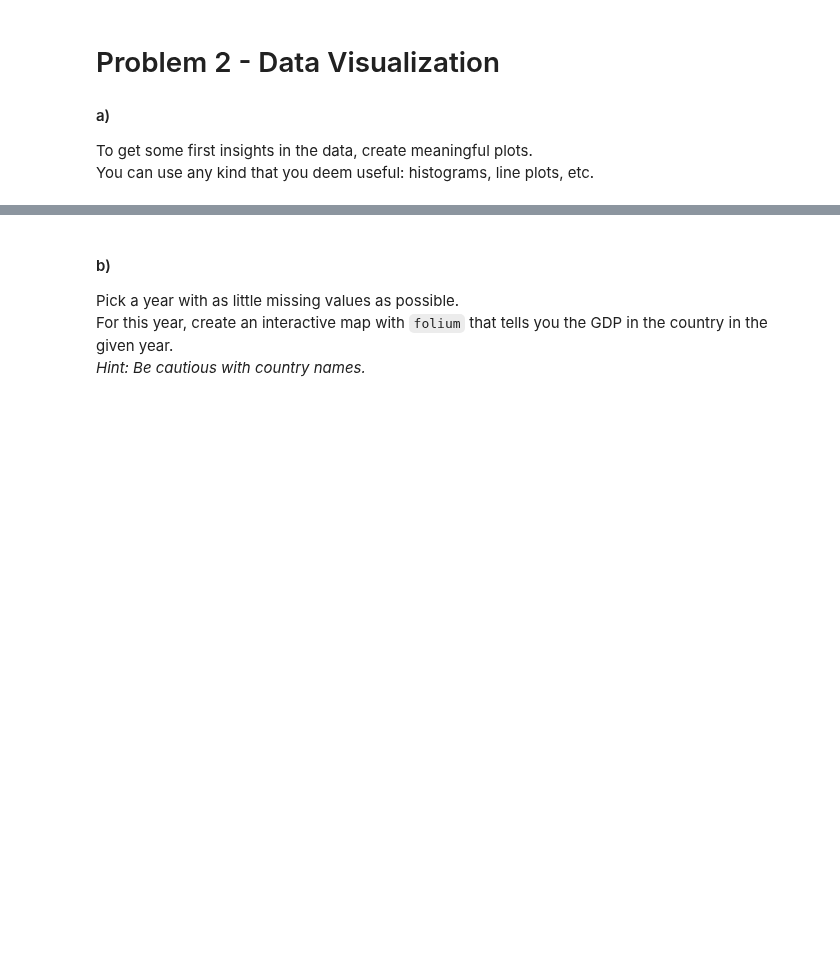
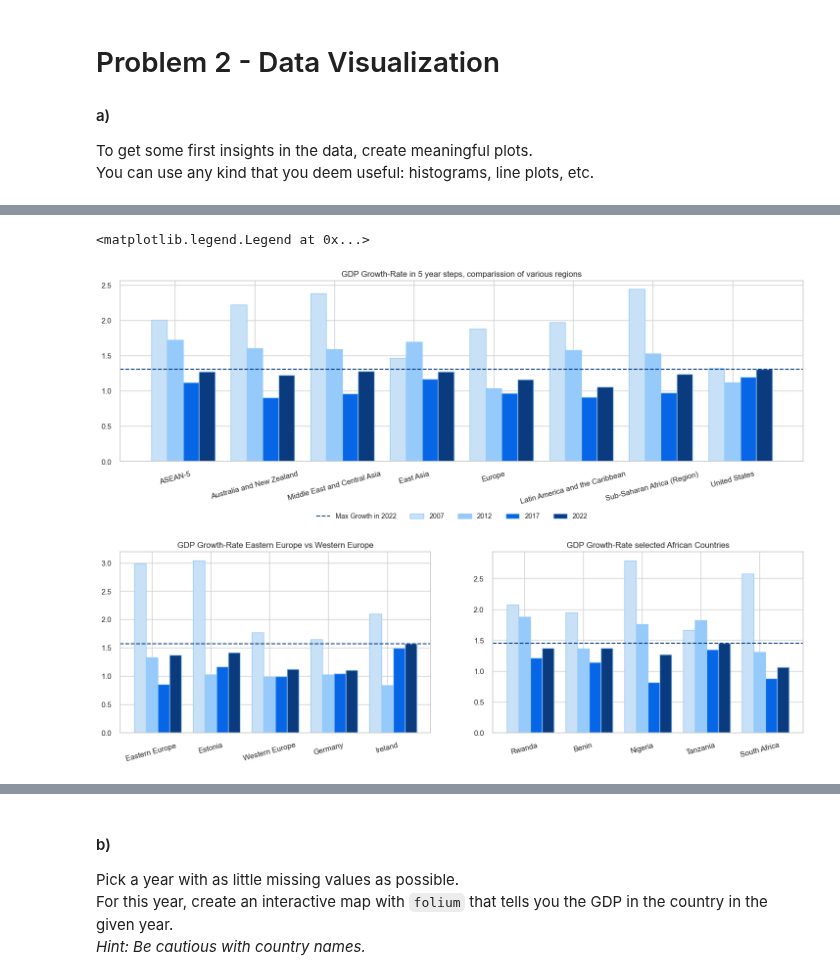
Before and after one commit to Monsieur-Bandana/data_science_clockmann, a Jupyter notebook: ClassProject2207 (1).ipynb, the cells around one changed output, grey strips where cells are left out. Cells and saved outputs as stored; diff of their text form; code cells hidden in the pictures; blank space fills up the shorter version.

```diff
--- a/ClassProject2207 (1).ipynb
+++ b/ClassProject2207 (1).ipynb
@@ -262,33 +290,39 @@ for list in processLists:
 
     width = 0.2
 
     colors = ['#c8e1f7', '#96cafa',  '#0766e6', '#0a3b7e']
 
     i = 0
     while i < len(dbGrowthRate):
         offset = width*i
         axes[listCounter].bar(height=x[i], x=region + offset,
                               width=width, color=colors[i], edgecolor='#96cafa')
         i = i+1
 
     axes[listCounter].set_xticks(region + width, regions, rotation=15)
     axes[listCounter].axhline(y=maxGrowth2022, linestyle='--', color=colors[3])
 
     listCounter = listCounter+1
 
 
 axes[0].set_title(
     "GDP Growth-Rate in 5 year steps, comparission of various regions")
 axes[1].set_title(
     "GDP Growth-Rate Eastern Europe vs Western Europe")
 axes[2].set_title(
     "GDP Growth-Rate selected African Countries")
 
+axes[1].set_ylim((0, 3.2))
+axes[2].set_ylim((0,3.2))
+
 
 mpl.style.use('seaborn')
 
 fig.legend(loc='center', ncols=5, labels=[
            "Max Growth in 2022"]+dbGrowthRate.index.to_list())
+# %% [output]
+<matplotlib.legend.Legend at 0x...>
+[figure, added]
 # %%
 # checking who where the leading economies in every year
 top = 10
```
Also changed, not shown: parts of 5 cells of this notebook.
